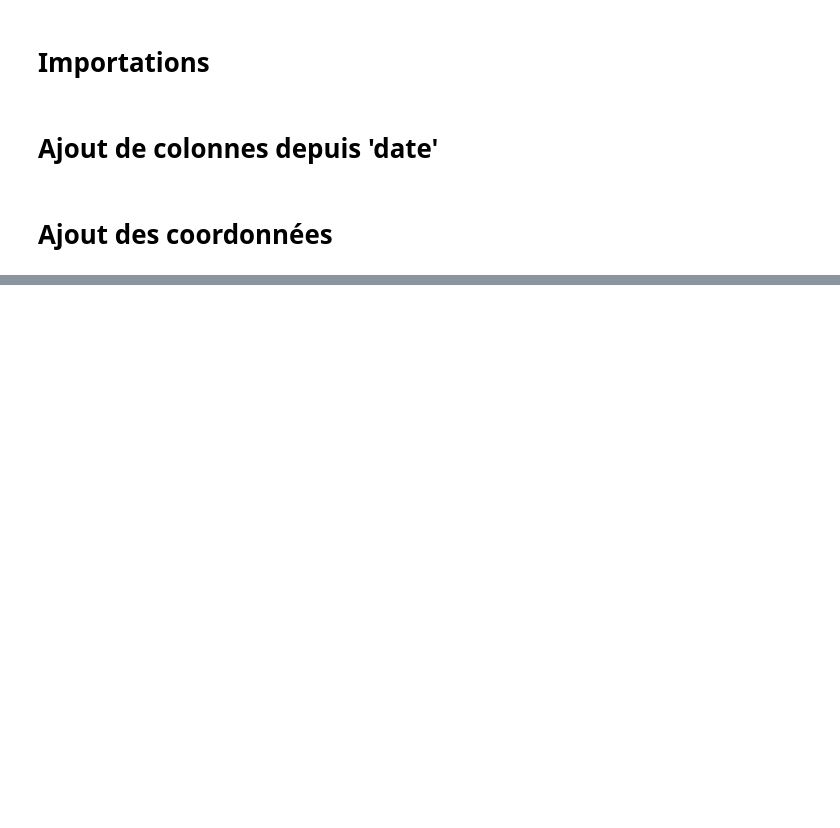
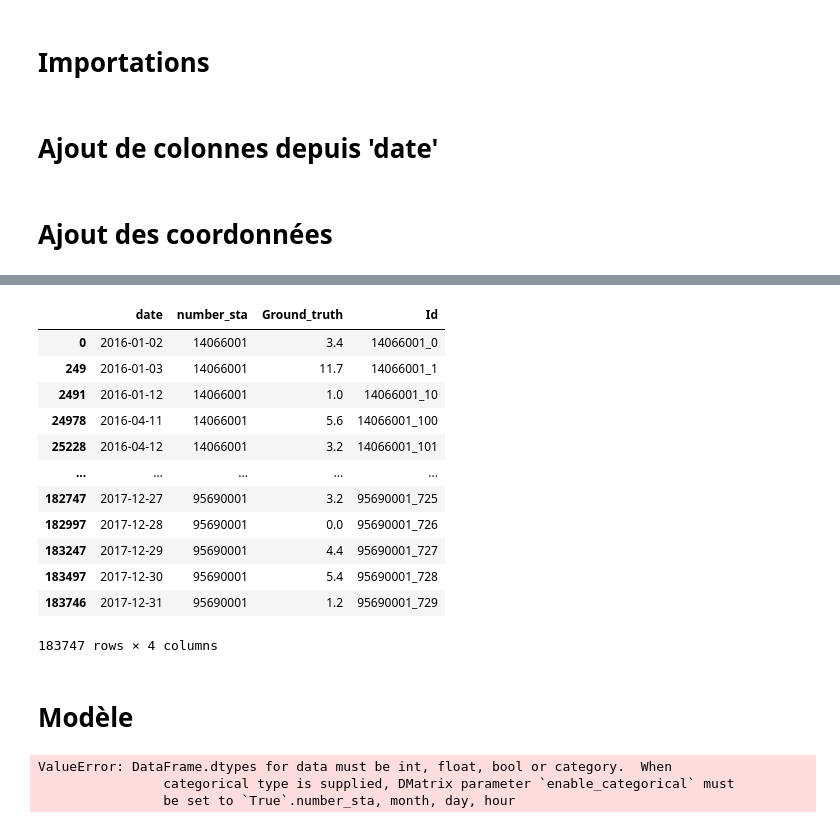
Before and after one commit to bgtyuh/defi-ia-2022, a Jupyter notebook: data train.ipynb, the cells around one changed output, grey strips where cells are left out. Cells and saved outputs as stored; diff of their text form; code cells hidden in the pictures; blank space fills up the shorter version.

```diff
--- a/data train.ipynb
+++ b/data train.ipynb
@@ -11,6 +16,7 @@ import matplotlib.pyplot as plt
 # Importations
 # %%
 train = pd.read_csv("Train/Train/X_station_train.csv")
+y_train = pd.read_csv("Train/Train/Y_train.csv")
 coords = pd.read_csv("Other/Other/stations_coordinates.csv")
 # %% [markdown]
 # Ajout de colonnes depuis 'date'
@@ -86,0 +82,2 @@ train
+# %%
+y_train = y_train.sort_values("Id")
@@ -86,0 +102,18 @@ train
+# %%
+y_train
+# %% [output]
+|  | date | number_sta | Ground_truth | Id |
+| 0 | 2016-01-02 | 14066001 | 3.4 | 14066001_0 |
+| 249 | 2016-01-03 | 14066001 | 11.7 | 14066001_1 |
+| 2491 | 2016-01-12 | 14066001 | 1.0 | 14066001_10 |
+| 24978 | 2016-04-11 | 14066001 | 5.6 | 14066001_100 |
+| 25228 | 2016-04-12 | 14066001 | 3.2 | 14066001_101 |
+| ... | ... | ... | ... | ... |
+| 182747 | 2017-12-27 | 95690001 | 3.2 | 95690001_725 |
+| 182997 | 2017-12-28 | 95690001 | 0.0 | 95690001_726 |
+| 183247 | 2017-12-29 | 95690001 | 4.4 | 95690001_727 |
+| 183497 | 2017-12-30 | 95690001 | 5.4 | 95690001_728 |
+| 183746 | 2017-12-31 | 95690001 | 1.2 | 95690001_729 |
+183747 rows × 4 columns
+# %% [markdown]
+# Modèle
@@ -86,0 +127,6 @@ train
+# %%
+my_xgbr.fit(X_train, y_train)
+# %% [output]
+ValueError: DataFrame.dtypes for data must be int, float, bool or category.  When
+                categorical type is supplied, DMatrix parameter `enable_categorical` must
+                be set to `True`.number_sta, month, day, hour
```
Also changed, not shown: parts of 16 cells of this notebook.
